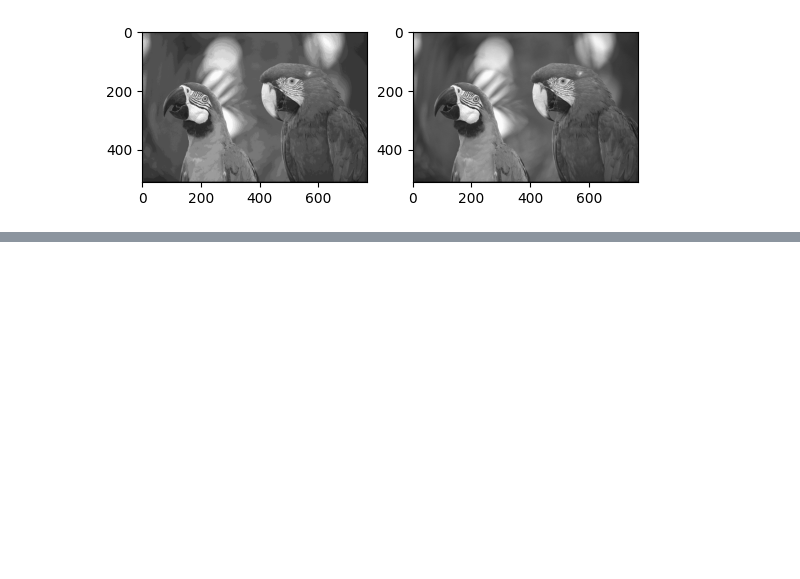
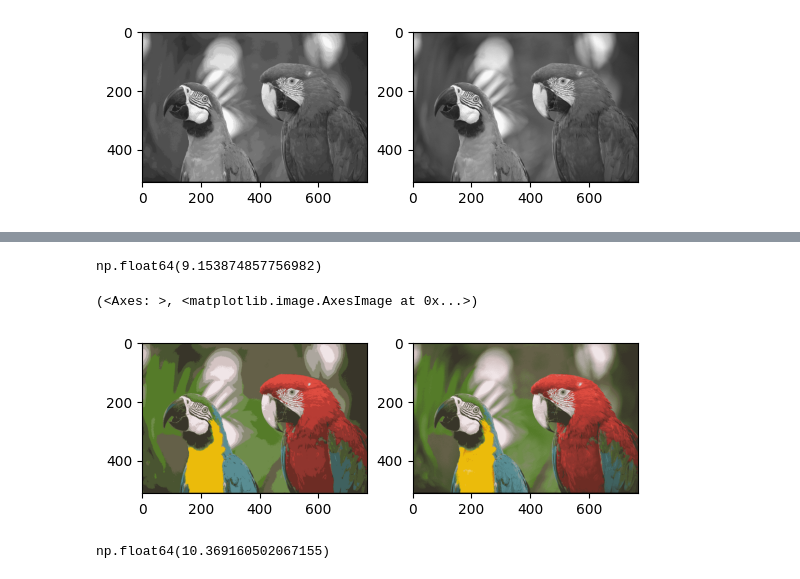
Before and after one commit to BerVol57/MMROKZ, a Jupyter notebook: lab 5/lab5.ipynb, the cells around one changed output, grey strips where cells are left out. Cells and saved outputs as stored; diff of their text form; code cells hidden in the pictures; blank space fills up the shorter version.

```diff
--- a/lab 5/lab5.ipynb
+++ b/lab 5/lab5.ipynb
@@ -256,0 +327,46 @@ np.float64(0.38732933536595743)
+# %%
+# Compute average quantization error
+avg_quant_error = np.sqrt((img - quantized)**2).mean()
+avg_quant_error
+# %% [output]
+np.float64(9.153874857756982)
+# %%
+# Make a temporal copy of the original image, we will need it for error diffusion
+img_tmp = np.copy(img)
+dithering = np.zeros_like(img)
+
+for r in range(1, rows-1):
+    for c in range(1, cols-1):
+        # Extract the original pixel value
+        pixel = img_tmp[r, c]
+        # Find the closest colour from the pallette (using absolute value/Euclidean distance)
+        # Note: You may need more than one line of code here
+        diffs = colors.astype(float) - pixel
+        dists = np.linalg.norm(diffs, axis=1)
+        new_pixel = colors[np.argmin(dists)].astype(float)
+
+        # Compute quantization error
+        quant_error = (pixel - new_pixel).mean()
+
+        # Diffuse the quantization error accroding to the FS diffusion matrix
+        # Note: You may need more than one line of code here
+        img_tmp[r + 1][c    ] = img_tmp[r + 1][c    ] + quant_error * 7 / 16
+        img_tmp[r - 1][c + 1] = img_tmp[r - 1][c + 1] + quant_error * 3 / 16
+        img_tmp[r    ][c + 1] = img_tmp[r    ][c + 1] + quant_error * 5 / 16
+        img_tmp[r + 1][c + 1] = img_tmp[r + 1][c + 1] + quant_error * 1 / 16
+
+        # Apply dithering
+        dithering[r, c, :] = new_pixel
+# %%
+# Show quantized image (don't forget to cast back to uint8)
+plt.subplot(121), plt.imshow(quantized.astype(np.uint8))   # optimally quantized
+plt.subplot(122), plt.imshow(dithering.astype(np.uint8))   # dithering
+# %% [output]
+(<Axes: >, <matplotlib.image.AxesImage at 0x...>)
+[figure, added]
+# %%
+# Compute average quantization error for dithered image
+avg_dith_error = np.sqrt((img - dithering)**2).mean()
+avg_dith_error
+# %% [output]
+np.float64(10.369160502067155)
```
Also changed, not shown: parts of 11 cells of this notebook.
